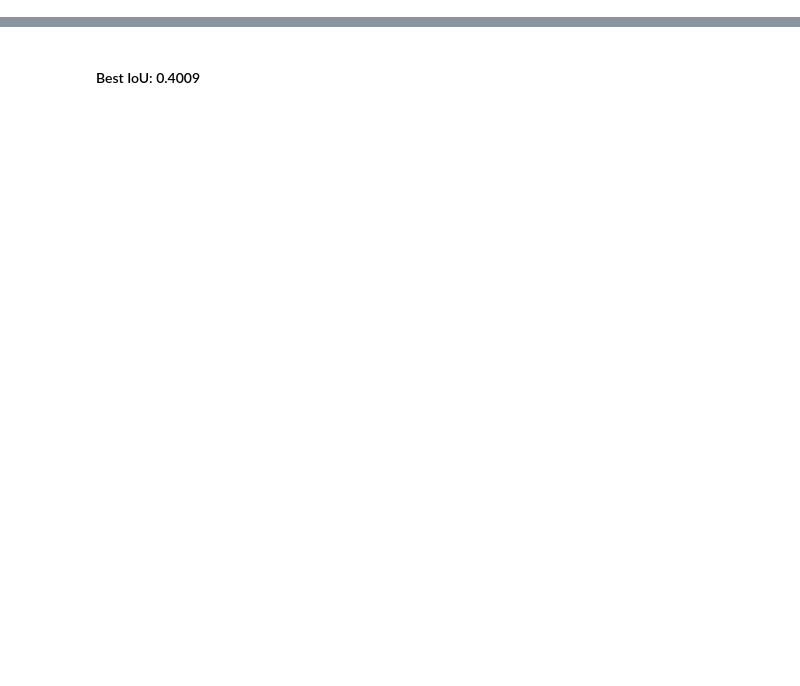
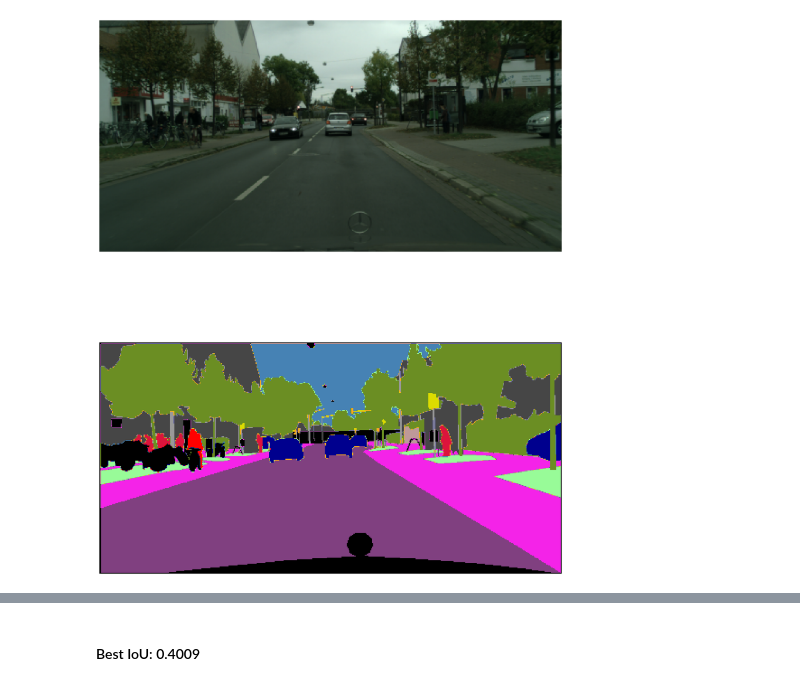
Before and after one commit to camlaedtke/cityscapes_cv, a Jupyter notebook: model_eval.ipynb, the cells around one changed output, grey strips where cells are left out. Drawn from its saved outputs; the diff is of its cells as text; code cells hidden in the pictures; blank space fills up the shorter version.

```diff
--- a/model_eval.ipynb
+++ b/model_eval.ipynb
@@ -147,7 +152,13 @@ def display(display_list, title=False):
     plt.tight_layout()
     plt.show()
 # %%
-for image, mask in test.take(8):
+for image, mask in test.take(11):
     sample_image, sample_mask = image, mask
 
-print(sample_mask.shape)
+sample_mask = tf.argmax(sample_mask, axis=-1)
+sample_mask = sample_mask[..., tf.newaxis]
+sample_mask = label_to_rgb(sample_mask.numpy())
+
+display([sample_image, sample_mask])
+# %% [output]
+[figure, added]
```
Also changed, not shown: parts of 6 cells of this notebook, 2 other files.
